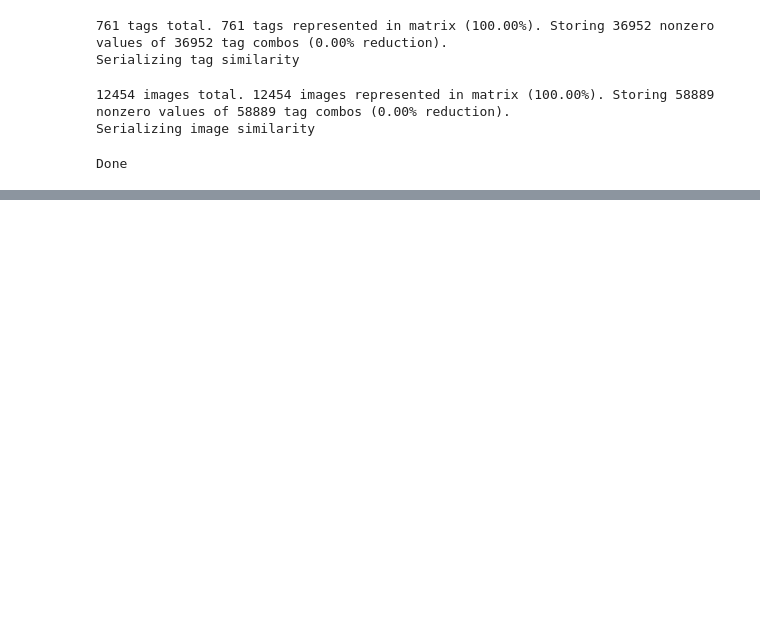
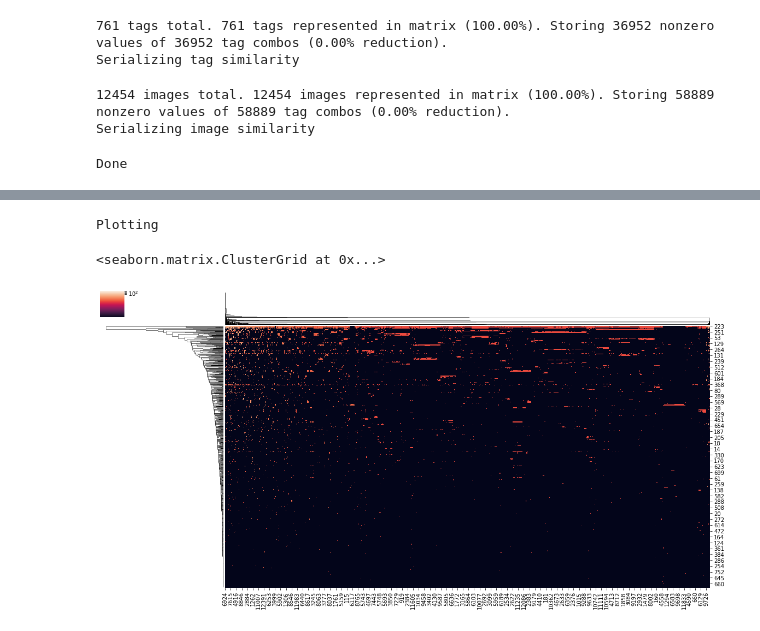
Before and after one commit to edridgedsouza/anki-network, a Jupyter notebook: Scratchpad.ipynb, the cells around one changed output, grey strips where cells are left out. Saved outputs shown, nothing was run; the diff lists cells and outputs as text; code cells hidden in the pictures; blank space fills up the shorter version.

Commit message:
Tag-image correlation

```diff
--- a/Scratchpad.ipynb
+++ b/Scratchpad.ipynb
@@ -96,7 +96,7 @@ class SQL(object):
         print(f'Creating new storage db at {self.path}')
         conn = sqlite3.connect(self.path)
         cursor = conn.cursor()
-        for tbl in ['cards', 'tags', 'images',
+        for tbl in ['cards', 'tags', 'images', 'tag_image_sim',
                     'note_image_sim', 'note_tag_sim', 'note_text_sim', 'note_overall_sim',
                     'tag_sim', 'image_sim']:
             cursor.execute(f'DROP TABLE IF EXISTS {tbl}')
@@ -108,6 +108,17 @@ class SQL(object):
         cursor.execute('CREATE INDEX tags_idx ON tags (tag);')
         cursor.execute('CREATE INDEX images_idx ON images (image);')
 
+        cursor.execute('''
+                       CREATE TABLE tag_image_sim
+                       (tag string,
+                       image string,
+                       value real,
+
+                       FOREIGN KEY (tag) REFERENCES tags (tag) ON DELETE CASCADE,
+                       FOREIGN KEY (image) REFERENCES images (image) ON DELETE CASCADE);
+                       ''')
+        cursor.execute(
+            'CREATE INDEX tag_image_sim_idx ON tag_image_sim (tag, image);')
         cursor.execute('''
                        CREATE TABLE note_image_sim
                        (card_a integer,
@@ -628 +634,26 @@ sns.clustermap(tmp + 0.0001, norm=LogNorm())
+# %%
+# tag-image heatmap
+
+from matplotlib.colors import LogNorm, Normalize
+import seaborn as sns
+from scipy.sparse import coo_matrix
+
+all_tags = list(x.sql.execute('select * from tags')['tag'])
+n_tags = len(all_tags)
+all_images = list(x.sql.execute('select * from images')['image'])
+n_imgs = len(all_images)
+
+sim = x.sql.execute('select * from tag_image_sim').copy()
+sim.tag = sim.tag.map(lambda tag: all_tags.index(tag))
+sim.image = sim.image.map(lambda img: all_images.index(img))
+
+tmp = coo_matrix((sim.value, (sim.tag, sim.image)), shape=(n_tags, n_imgs)).toarray()
+print('Plotting')
+sns.clustermap(tmp + 0.0001, norm=LogNorm(), figsize=(20, 10))
+
+# Todo: discard rows with < 1% usage?
+# %% [output]
+Plotting
+<seaborn.matrix.ClusterGrid at 0x...>
+[figure, added]
 # %%
```
Also changed, not shown: parts of 5 cells of this notebook.
